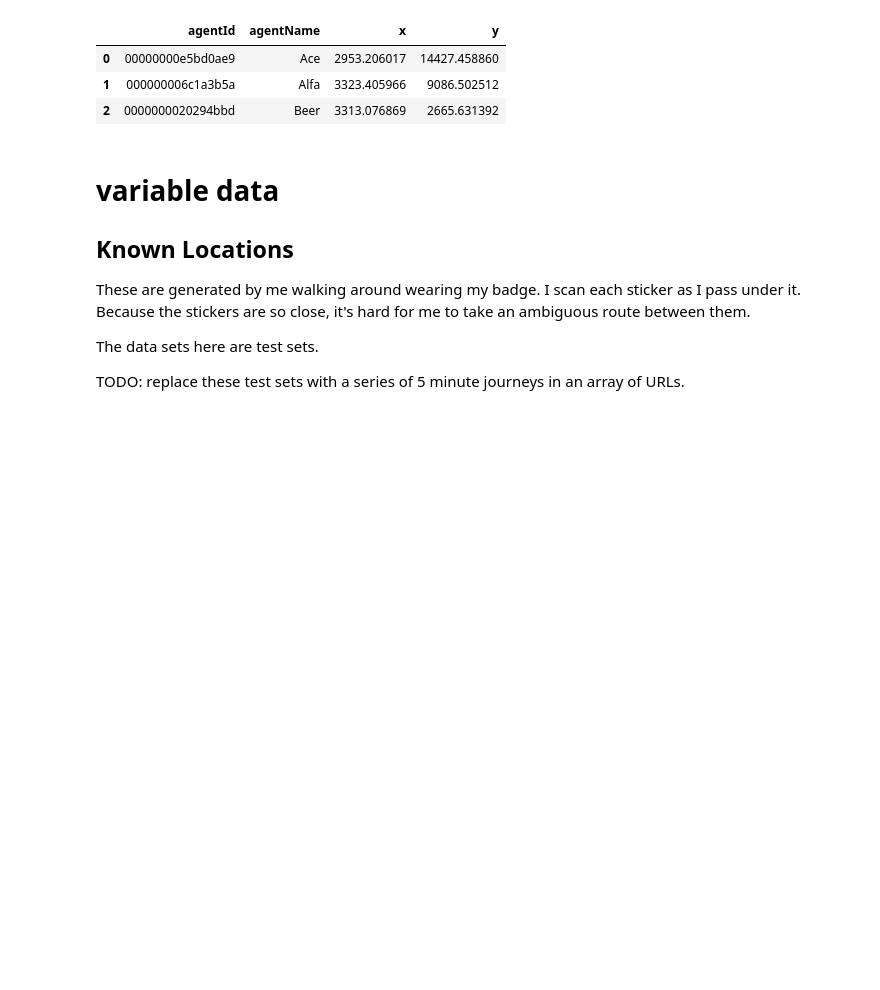
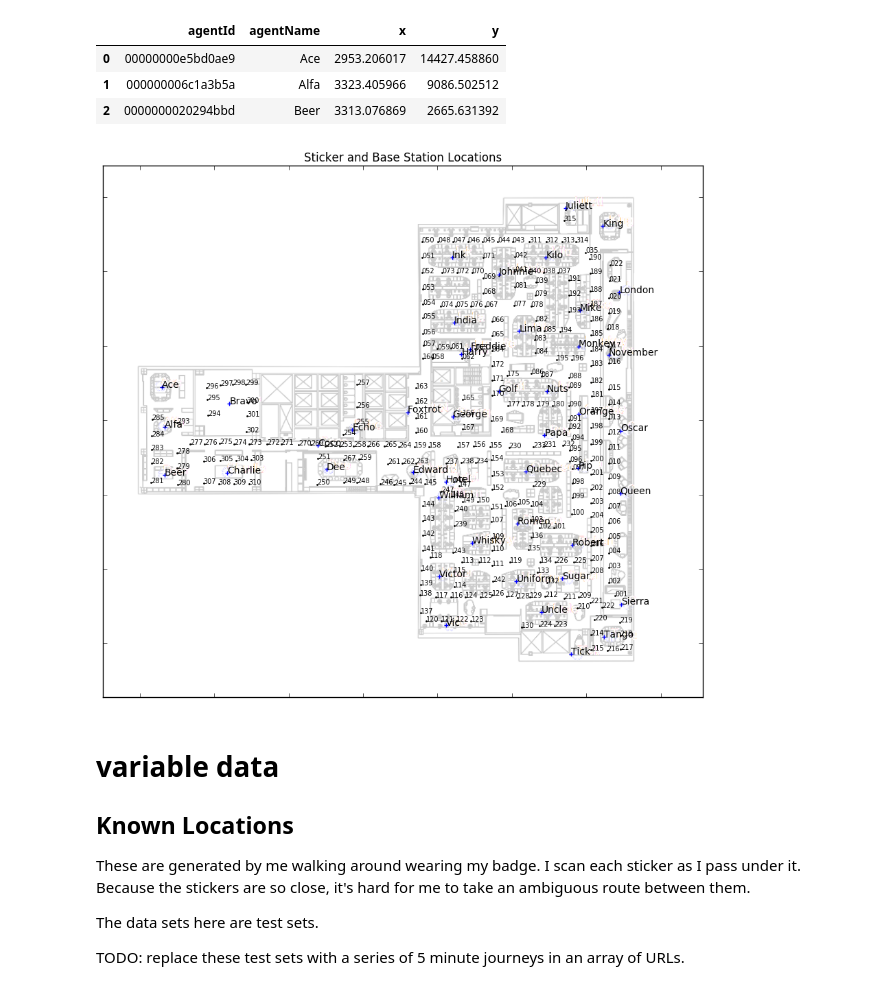
Before and after one commit to notionparallax/sensicorn, a Jupyter notebook: initialDataAnalysis/training data - surrounding windows - many.ipynb, the cells around one changed output. Cells and saved outputs as stored; diff of their text form; code cells hidden in the pictures; blank space fills up the shorter version.

```diff
--- a/initialDataAnalysis/training data - surrounding windows - many.ipynb
+++ b/initialDataAnalysis/training data - surrounding windows - many.ipynb
@@ -71,6 +71,35 @@ baseStationData.head(3)
 | 0 | 00000000e5bd0ae9 | Ace | 2953.206017 | 14427.458860 |
 | 1 | 000000006c1a3b5a | Alfa | 3323.405966 | 9086.502512 |
 | 2 | 0000000020294bbd | Beer | 3313.076869 | 2665.631392 |
+# %%
+fig, ax = plt.subplots()
+
+plt.title("Sticker and Base Station Locations")
+
+# put the image on the graph as an underlay
+img = imread("map.png")
+ax.imshow(img, zorder=0, extent=[-1300, 72000, -24000, 41000])
+#                                [left,  right, bottom, top  ]
+
+# put the baseStations on the map
+for index, row in baseStationData.iterrows():
+    ax.text(row.x, row.y, row.agentName, fontsize=10)
+ax.scatter(baseStationData.x, baseStationData.y, marker='+')
+
+# Hide the axis numbers because they don't tell us much
+ax.xaxis.set_major_formatter(plt.NullFormatter())
+ax.yaxis.set_major_formatter(plt.NullFormatter())
+
+# the sticker labels
+for index, row in stickerLocations.iterrows():
+    ax.text(row.x, row.y, "{0:03d}".format(int(row.stickerID)), fontsize=7)
+
+# sticker dots
+ax.scatter(stickerLocations.x, stickerLocations.y, s=1, c="y")
+
+plt.show()
+# %% [output]
+[figure, added]
 # %% [markdown]
 # variable data
 
```
Also changed, not shown: parts of 1 cell of this notebook.
